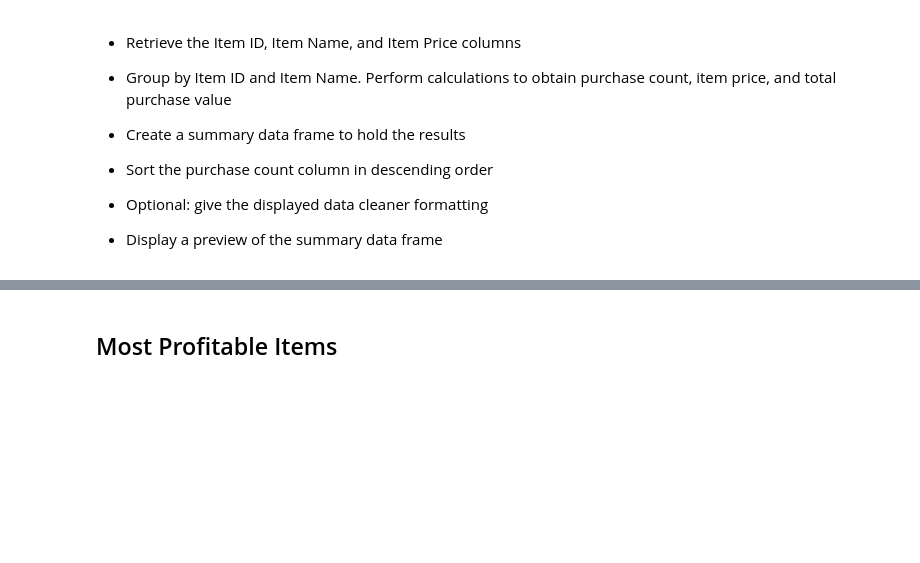
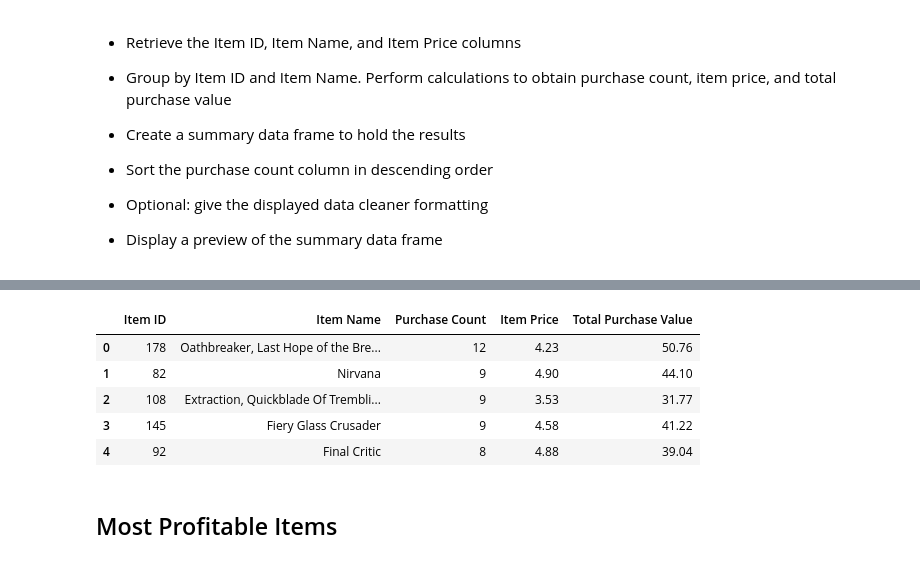
Before and after one commit to fubarroso/homework-4-FUBarroso, a Jupyter notebook: HeroesOfPymoli/HeroesOfPymoli_playground.ipynb, the cells around one changed output, grey strips where cells are left out. Drawn from its saved outputs; the diff is of its cells as text; code cells hidden in the pictures; blank space fills up the shorter version.

Commit message:
Finished most popular Item

```diff
--- a/HeroesOfPymoli/HeroesOfPymoli_playground.ipynb
+++ b/HeroesOfPymoli/HeroesOfPymoli_playground.ipynb
@@ -528,3 +645,19 @@ TypeError: f() takes 1 positional argument but 2 were given
+# %%
+frame_df = pd.DataFrame({
+    "Item ID": [item_1_popular, item_2_popular, item_3_popular, item_4_popular, item_5_popular],
+    "Item Name": [item1_name, item2_name, item3_name, item4_name, item5_name],
+    "Purchase Count": [item_1_purchases, item_2_purchases, item_3_purchases, item_4_purchases, item_5_purchases],
+    "Item Price": [item1_price, item2_price, item3_price, item4_price, item5_price],
+    "Total Purchase Value": [item1_total_amount, item2_total_amount, item3_total_amount, item4_total_amount, item5_total_amount]
+})
+frame_df
+# %% [output]
+|  | Item ID | Item Name | Purchase Count | Item Price | Total Purchase Value |
+| 0 | 178 | Oathbreaker, Last Hope of the Bre... | 12 | 4.23 | 50.76 |
+| 1 | 82 | Nirvana | 9 | 4.90 | 44.10 |
+| 2 | 108 | Extraction, Quickblade Of Trembli... | 9 | 3.53 | 31.77 |
+| 3 | 145 | Fiery Glass Crusader | 9 | 4.58 | 41.22 |
+| 4 | 92 | Final Critic | 8 | 4.88 | 39.04 |
 # %% [markdown]
 ## Most Profitable Items
 # %% [markdown]
```
Also changed, not shown: parts of 5 cells of this notebook.
